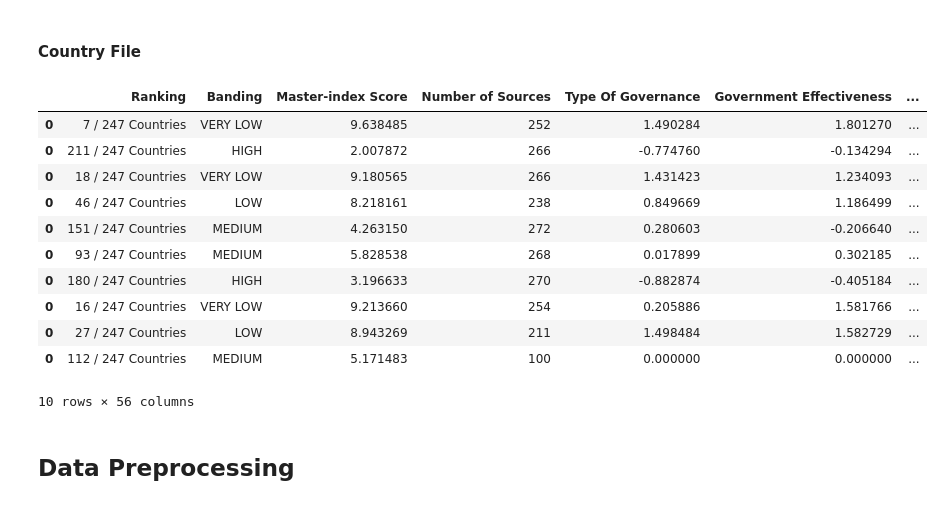
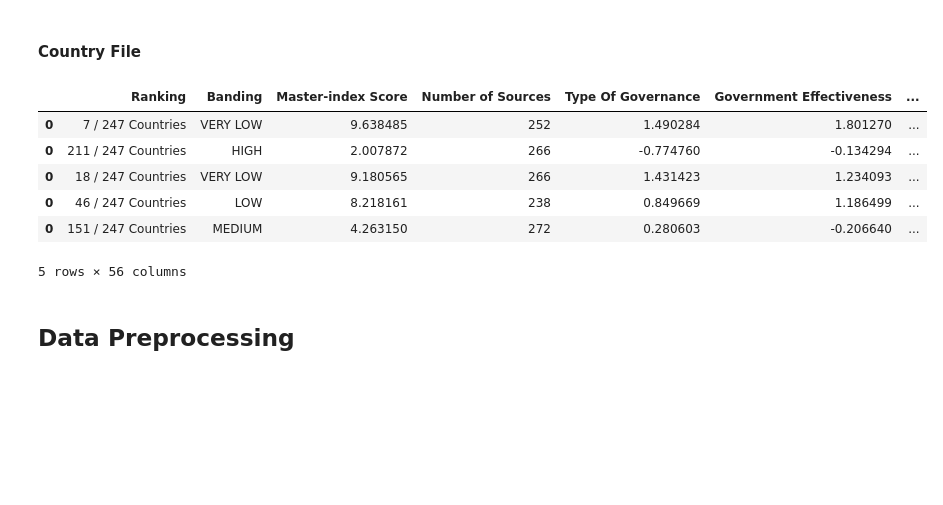
Before and after one commit to ZiaoChen/TR-Intern, a Jupyter notebook: Offshore Viz/Data Exploration.ipynb, the cells around one changed output. Cells and saved outputs as stored; diff of their text form; code cells hidden in the pictures; blank space fills up the shorter version.

```diff
--- a/Offshore Viz/Data Exploration.ipynb
+++ b/Offshore Viz/Data Exploration.ipynb
@@ -29,40 +29,35 @@ def format_file(country_file):
     country_file = country_file.drop(country_file.index[[0,1,2,7,8,9,10]])
     rest = pd.DataFrame([[country_file.iloc[1,3],country_file.iloc[1,4]],[country_file.iloc[2,3],country_file.iloc[2,4]],[country_file.iloc[3,3],country_file.iloc[3,4]]])
     country_file.columns = [1,2,3,4,5,6]
     country_file = country_file.drop([3,4,5,6], axis=1)
     rest.columns=[1,2]
     country_file = pd.concat([country_file, rest], axis=0)
     country_file.columns = ['Attributes','Values']
     country_file['Attributes'] = country_file['Attributes'].apply(lambda x: x.replace(':',""))
     country_file = country_file.append(pd.DataFrame([['Country',country]], columns=country_file.columns))
     country_dataframe = pd.DataFrame([list(country_file.iloc[:,1])],columns=list(country_file.iloc[:,0]))
     return country_dataframe
 
 directory = 'Data/'
 country_file = pd.DataFrame([])
 for filename in os.listdir(directory):
     if 'csv' not in filename:
         if country_file.empty:
             country_file = pd.read_excel(os.path.join(directory, filename))
             country_file = format_file(country_file)
         else:
             country_file = pd.concat([country_file, format_file(pd.read_excel(os.path.join(directory, filename)))], axis=0)
 
 
-country_file
+country_file.head()
 # %% [output]
 |  | Ranking | Banding | Master-index Score | Number of Sources | Type Of Governance | Government Effectiveness | ... |
 | 0 | 7 / 247 Countries | VERY LOW | 9.638485 | 252 | 1.490284 | 1.801270 | ... |
 | 0 | 211 / 247 Countries | HIGH | 2.007872 | 266 | -0.774760 | -0.134294 | ... |
 | 0 | 18 / 247 Countries | VERY LOW | 9.180565 | 266 | 1.431423 | 1.234093 | ... |
 | 0 | 46 / 247 Countries | LOW | 8.218161 | 238 | 0.849669 | 1.186499 | ... |
 | 0 | 151 / 247 Countries | MEDIUM | 4.263150 | 272 | 0.280603 | -0.206640 | ... |
-| 0 | 93 / 247 Countries | MEDIUM | 5.828538 | 268 | 0.017899 | 0.302185 | ... |
-| 0 | 180 / 247 Countries | HIGH | 3.196633 | 270 | -0.882874 | -0.405184 | ... |
-| 0 | 16 / 247 Countries | VERY LOW | 9.213660 | 254 | 0.205886 | 1.581766 | ... |
-| 0 | 27 / 247 Countries | LOW | 8.943269 | 211 | 1.498484 | 1.582729 | ... |
-| 0 | 112 / 247 Countries | MEDIUM | 5.171483 | 100 | 0.000000 | 0.000000 | ... |
-10 rows × 56 columns
+5 rows × 56 columns
 # %% [markdown]
 ## Data Preprocessing
 # %% [markdown]
```
Also changed, not shown: parts of 11 cells of this notebook, 2 other files.
